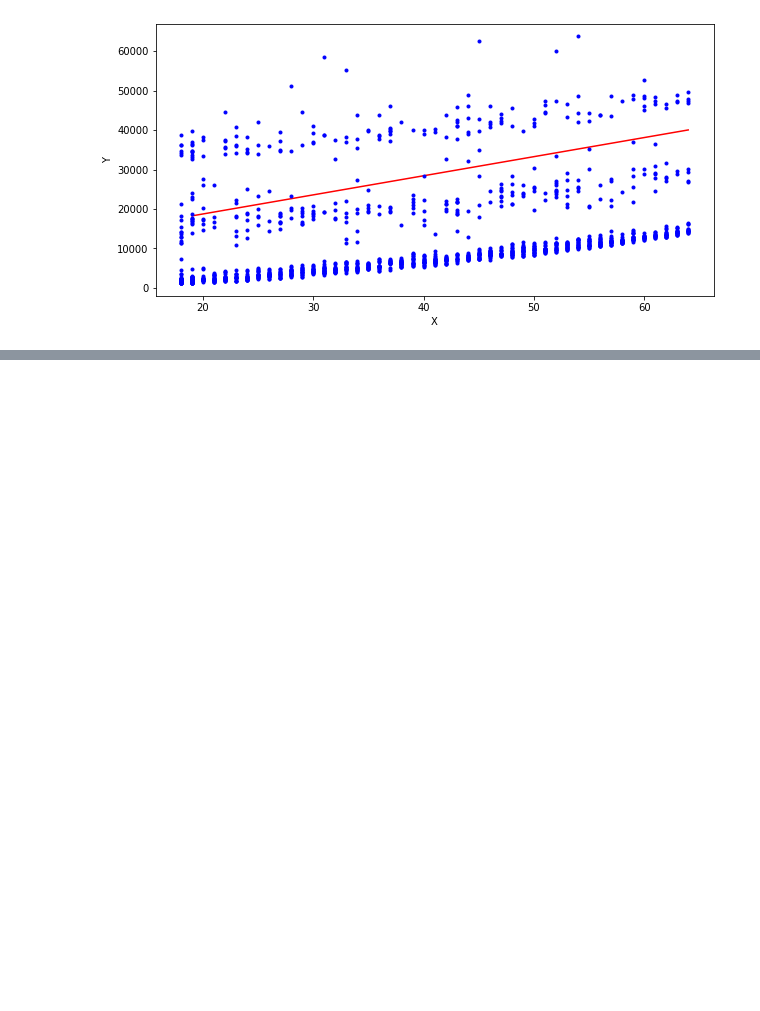
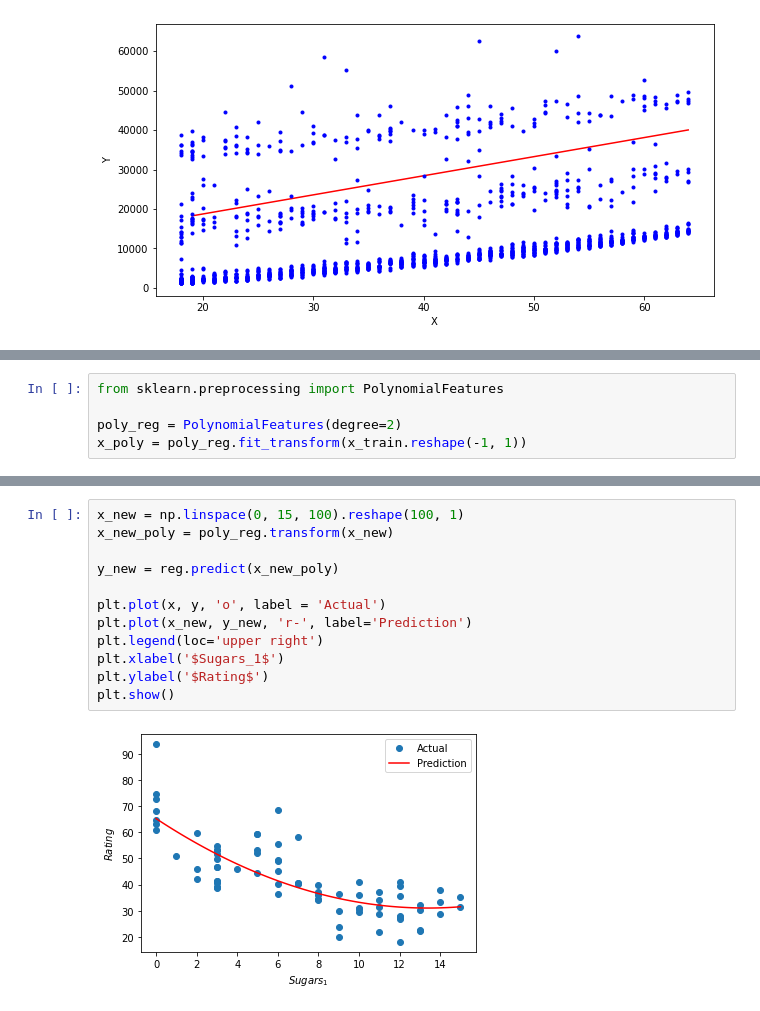
Before and after one commit to Bob-Cheol/bobtory, a Jupyter notebook: study/BigDataAnalyst/6. 머신러닝 - 지도학습.ipynb, the cells around one changed output, grey strips where cells are left out. Drawn from its saved outputs; the diff is of its cells as text; blank space fills up the shorter version.

```diff
--- a/study/BigDataAnalyst/6. 머신러닝 - 지도학습.ipynb
+++ b/study/BigDataAnalyst/6. 머신러닝 - 지도학습.ipynb
@@ -276,0 +382,5 @@ plt.show()
+# %%
+from sklearn.preprocessing import PolynomialFeatures
+
+poly_reg = PolynomialFeatures(degree=2)
+x_poly = poly_reg.fit_transform(x_train.reshape(-1, 1))
@@ -276,0 +450,14 @@ plt.show()
+# %%
+x_new = np.linspace(0, 15, 100).reshape(100, 1)
+x_new_poly = poly_reg.transform(x_new)
+
+y_new = reg.predict(x_new_poly)
+
+plt.plot(x, y, 'o', label = 'Actual')
+plt.plot(x_new, y_new, 'r-', label='Prediction')
+plt.legend(loc='upper right')
+plt.xlabel('$Sugars_1$')
+plt.ylabel('$Rating$')
+plt.show()
+# %% [output]
+[figure, added]
```
Also changed, not shown: parts of 10 cells of this notebook, 1 other file.
